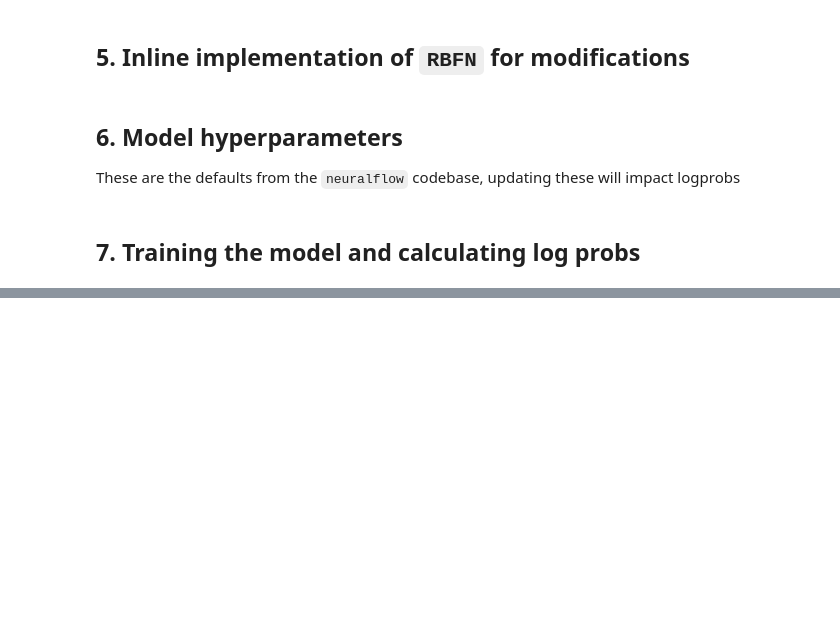
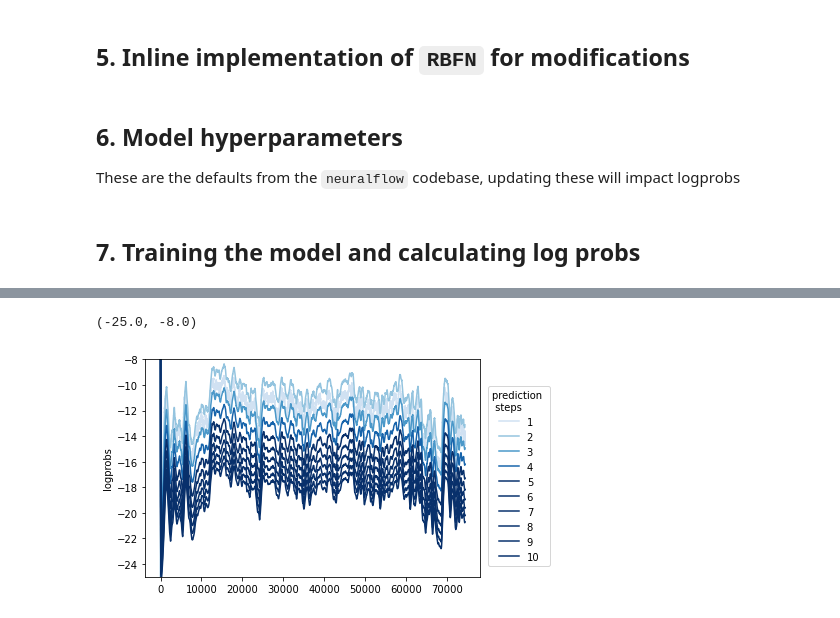
Before and after one commit to pearsonlab/Bubblewrap, a Jupyter notebook: models/ZP2016.ipynb, the cells around one changed output, grey strips where cells are left out. Cells and saved outputs as stored; diff of their text form; code cells hidden in the pictures; blank space fills up the shorter version.

Commit message:
added multiple timestep predictions

```diff
--- a/models/ZP2016.ipynb
+++ b/models/ZP2016.ipynb
@@ -275,0 +352,14 @@ np.save('logprob_zp2016_vdp_noise0.05.npy', np.array(final_log_probs))
+# %%
+from matplotlib.cm import get_cmap
+cmap = get_cmap("Blues")
+
+for i, curve in enumerate(zp2016):
+    plt.plot(ewma(curve, 200), label=f"{i+1}", color=cmap((i + 1) / 5))
+
+plt.legend(title='prediction \n steps', bbox_to_anchor=(1.01, 0.9))
+plt.ylabel("logprobs")
+
+plt.ylim([-25, -8])
+# %% [output]
+(-25.0, -8.0)
+[figure, added]
```
Also changed, not shown: parts of 35 cells of this notebook.
